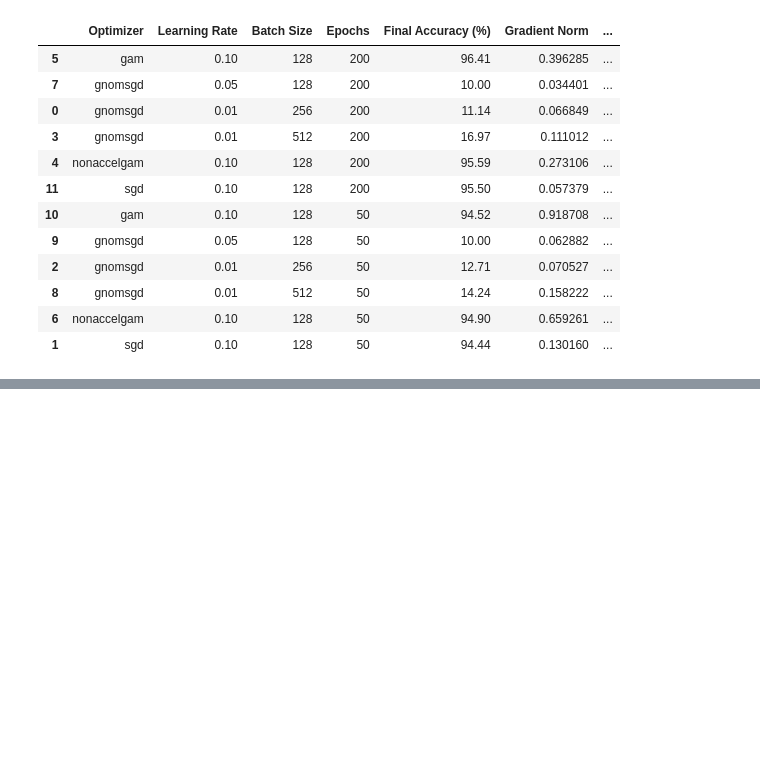
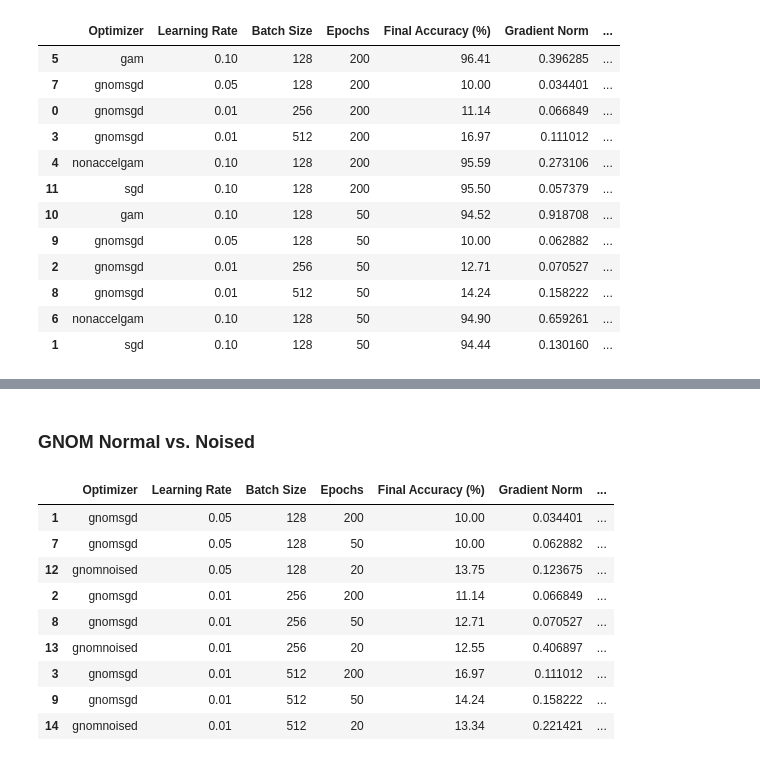
Before and after one commit to thomask902/2024-Numerical-Optimization-Research, a Jupyter notebook: results.ipynb, the cells around one changed output, grey strips where cells are left out. Saved outputs shown, nothing was run; the diff lists cells and outputs as text; code cells hidden in the pictures; blank space fills up the shorter version.

Commit message:
checked gnom noised results

```diff
--- a/results.ipynb
+++ b/results.ipynb
@@ -295,0 +311,35 @@ All of the below runs were done with ResNet18, CIFAR-10, and basic data augmenta
+# %%
+folder_path_gnom_noised = 'logs/GNOM-Noised'
+gnom_noised_df = pd.DataFrame(columns=['Optimizer', 'Learning Rate', 'Batch Size', "Epochs", 'Final Accuracy (%)', 'Total Time (s)', 'Avg Epoch Time (s)', 'Gradient Norm', 'Largest Eigenvalue of Hessian', 'Smallest Eigenvalue of Hessian'])
+
+# Process each file in the directory
+for file in os.listdir(folder_path_gnom_noised):
+    file_path = os.path.join(folder_path_gnom_noised, file)
+    total_time, final_accuracy = extract_info_from_file(file_path)
+    epoch_time = extract_epoch_time(file_path)
+    optimizer, model, dataset, augmentation, learning_rate, batch_size, epochs = extract_ev_test_info(file_path)
+    grad_norm, top_ev, smallest_ev = extract_grad_info(file_path)
+    batches_noised = extract_noise_info(file_path)
+
+    gnom_noised_df = gnom_noised_df._append({
+        'Optimizer': optimizer,
+        'Learning Rate': float(learning_rate),
+        'Batch Size': int(batch_size),
+        'Epochs': epochs,
+        'Final Accuracy (%)': final_accuracy,
+        'Total Time (s)': total_time,
+        'Avg Epoch Time (s)': epoch_time,
+        'Gradient Norm': grad_norm,
+        'Largest Eigenvalue of Hessian': top_ev,
+        'Smallest Eigenvalue of Hessian': smallest_ev,
+        'Batches Noise was Added (%)': batches_noised
+    }, ignore_index=True)
+
+gnom_noised_df['Total Time (min)'] = gnom_noised_df['Total Time (s)'] / 60
+gnom_noised_df['Avg Epoch Time (min)'] = gnom_noised_df['Avg Epoch Time (s)'] / 60
+gnom_noised_df.drop(columns=['Total Time (s)', 'Avg Epoch Time (s)'], inplace=True)
+
+gnom_noised_df_sorted = gnom_noised_df.sort_values(by=['Epochs','Optimizer','Batch Size'])
+
+print("All of the below runs were done with ResNet18, CIFAR-10, and basic data augmentations")
+gnom_noised_df_sorted
@@ -295,0 +352,18 @@ All of the below runs were done with ResNet18, CIFAR-10, and basic data augmenta
+# %% [markdown]
+### GNOM Normal vs. Noised
+# %%
+combined_results = pd.concat([gnom_ev_df_sorted, gnom_noised_df_sorted], ignore_index=True)
+gnom_results = combined_results[combined_results['Optimizer'].isin(["gnomsgd", "gnomnoised"])]
+gnom_results = gnom_results.sort_values(by=['Batch Size','Learning Rate'])
+gnom_results
+# %% [output]
+|  | Optimizer | Learning Rate | Batch Size | Epochs | Final Accuracy (%) | Gradient Norm | ... |
+| 1 | gnomsgd | 0.05 | 128 | 200 | 10.00 | 0.034401 | ... |
+| 7 | gnomsgd | 0.05 | 128 | 50 | 10.00 | 0.062882 | ... |
+| 12 | gnomnoised | 0.05 | 128 | 20 | 13.75 | 0.123675 | ... |
+| 2 | gnomsgd | 0.01 | 256 | 200 | 11.14 | 0.066849 | ... |
+| 8 | gnomsgd | 0.01 | 256 | 50 | 12.71 | 0.070527 | ... |
+| 13 | gnomnoised | 0.01 | 256 | 20 | 12.55 | 0.406897 | ... |
+| 3 | gnomsgd | 0.01 | 512 | 200 | 16.97 | 0.111012 | ... |
+| 9 | gnomsgd | 0.01 | 512 | 50 | 14.24 | 0.158222 | ... |
+| 14 | gnomnoised | 0.01 | 512 | 20 | 13.34 | 0.221421 | ... |
```
Also changed, not shown: parts of 3 cells of this notebook, 3 other files.
